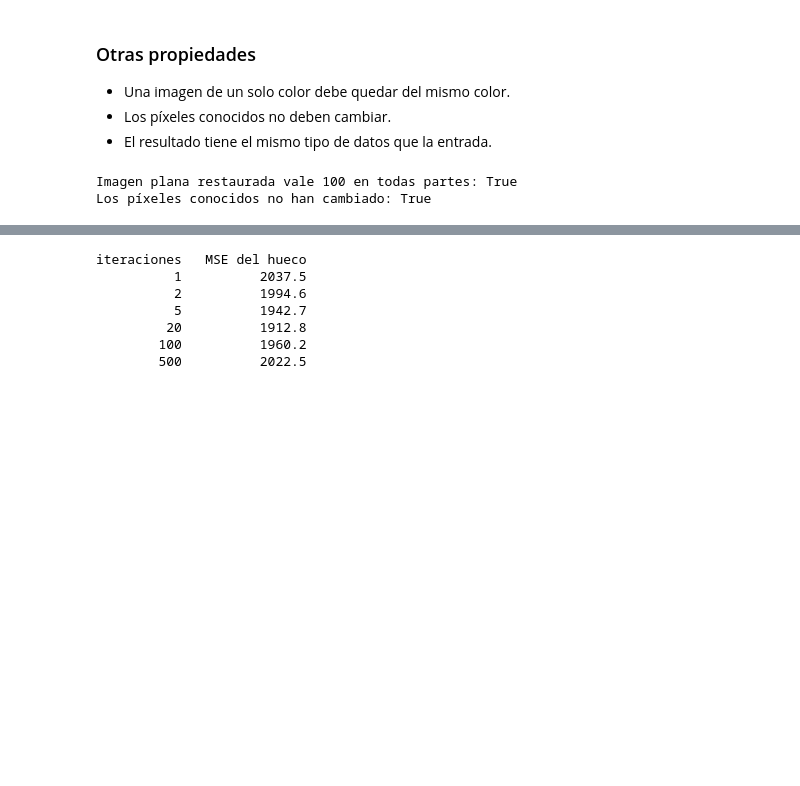
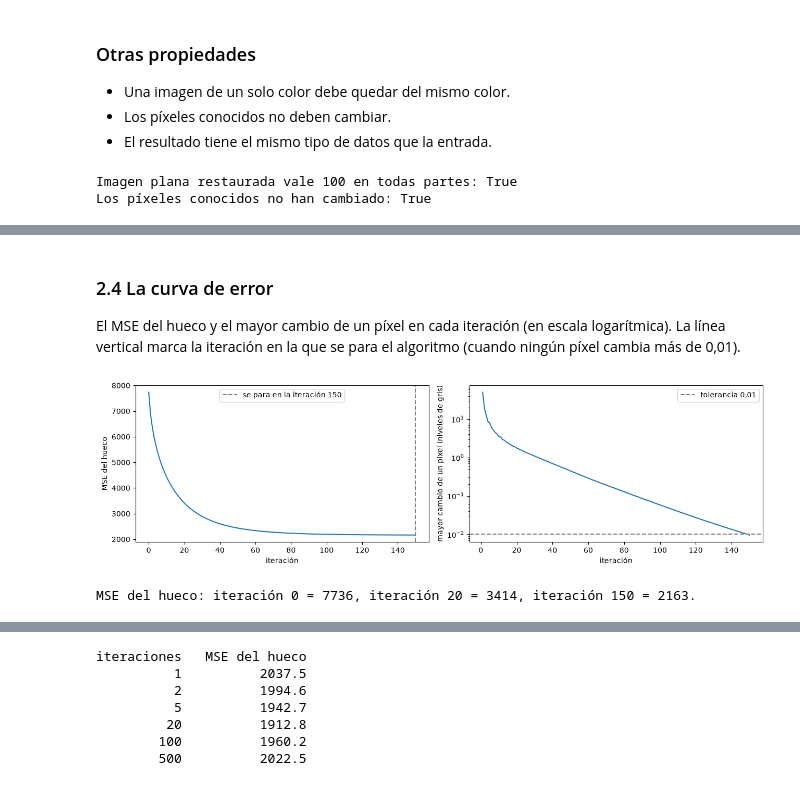
Before and after one commit to Juarodart/PID-restauracion, a Jupyter notebook: notebooks/03_difusion_simple.ipynb, the cells around one changed output, grey strips where cells are left out. Drawn from its saved outputs; the diff is of its cells as text; code cells hidden in the pictures; blank space fills up the shorter version.

```diff
--- a/notebooks/03_difusion_simple.ipynb
+++ b/notebooks/03_difusion_simple.ipynb
@@ -135,0 +384,25 @@ Los píxeles conocidos no han cambiado: True
+# %% [markdown]
+### 2.4 La curva de error
+
+El MSE del hueco y el mayor cambio de un píxel en cada iteración (en escala logarítmica). La línea vertical marca la iteración en la que se para el algoritmo (cuando ningún píxel cambia más de 0,01).
+# %%
+cambio_iter = [np.abs(estados[n + 1] - estados[n])[hueco_i].max() for n in range(usadas_i)]
+
+fig, ejes = plt.subplots(1, 2, figsize=(13, 3.8))
+ejes[0].plot(mse_iter)
+ejes[0].axvline(usadas_i, color="gray", linestyle="--", label=f"se para en la iteración {usadas_i}")
+ejes[0].set_xlabel("iteración")
+ejes[0].set_ylabel("MSE del hueco")
+ejes[0].legend()
+ejes[1].semilogy(range(1, usadas_i + 1), cambio_iter)
+ejes[1].axhline(0.01, color="gray", linestyle="--", label="tolerancia 0,01")
+ejes[1].set_xlabel("iteración")
+ejes[1].set_ylabel("mayor cambio de un píxel (niveles de gris)")
+ejes[1].legend()
+plt.tight_layout()
+plt.show()
+
+print(f"MSE del hueco: iteración 0 = {mse_iter[0]:.0f}, iteración 20 = {mse_iter[20]:.0f}, iteración {usadas_i} = {mse_iter[-1]:.0f}.")
+# %% [output]
+[figure, added]
+MSE del hueco: iteración 0 = 7736, iteración 20 = 3414, iteración 150 = 2163.
```
Also changed, not shown: parts of 25 cells of this notebook, 4 other files.
